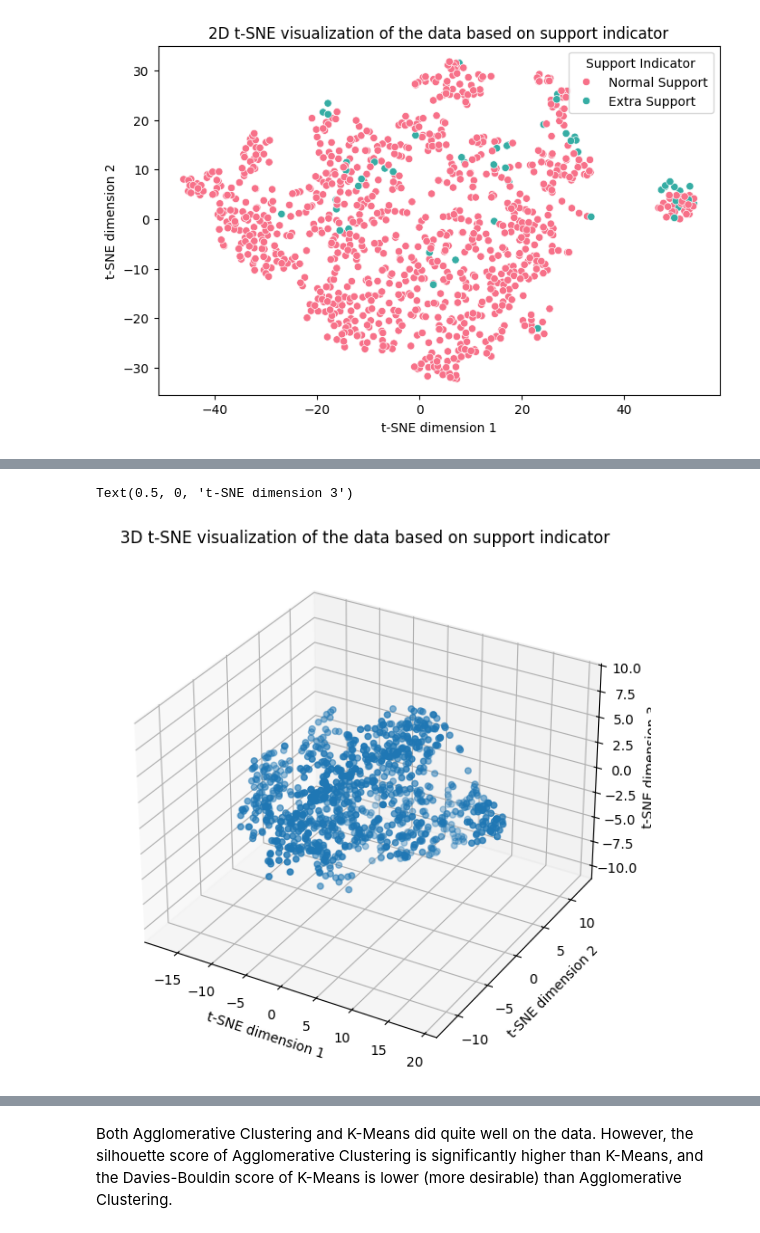
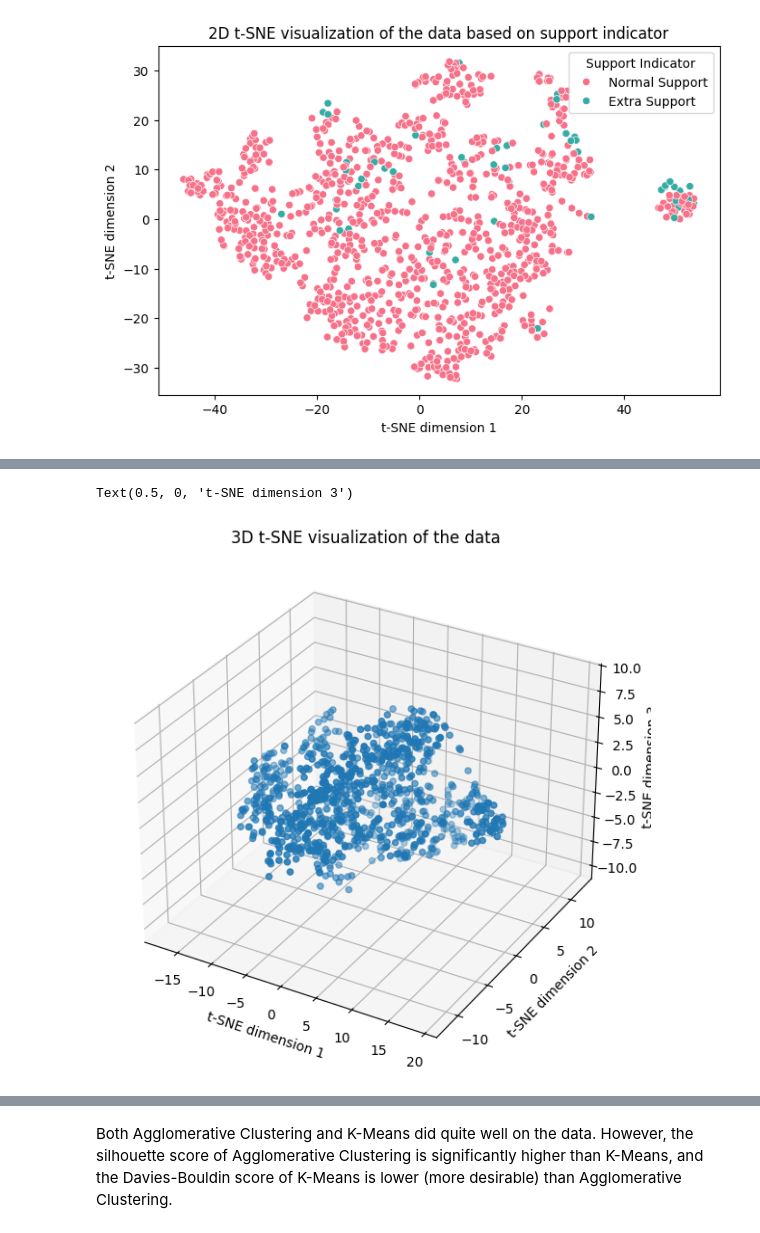
Before and after one commit to thaianle/nysed-2024, a Jupyter notebook: nysed_modeling.ipynb, the cells around one changed output, grey strips where cells are left out. Drawn from its saved outputs; the diff is of its cells as text; code cells hidden in the pictures.

```diff
--- a/nysed_modeling.ipynb
+++ b/nysed_modeling.ipynb
@@ -732,18 +761,18 @@ Text(0, 0.5, 't-SNE dimension 2')
 # %%
 # What about t-SNE on a 3D surface?
 tsne_3d = TSNE(n_components = 3)
 tsne_transformed_3d = tsne_3d.fit_transform(X_new)
 
 # Plot these transformed points on a 3D plane
 # https://matplotlib.org/stable/gallery/mplot3d/scatter3d.html
 
 fig = plt.figure(figsize = (7, 7))
 ax = fig.add_subplot(projection = '3d')
 
 ax.scatter(tsne_transformed_3d[:, 0], tsne_transformed_3d[:, 1], tsne_transformed_3d[:, 2])
-ax.set_title('3D t-SNE visualization of the data based on support indicator')
+ax.set_title('3D t-SNE visualization of the data')
 ax.set_xlabel('t-SNE dimension 1'); ax.set_ylabel('t-SNE dimension 2'); ax.set_zlabel('t-SNE dimension 3')
 # %% [output]
 Text(0.5, 0, 't-SNE dimension 3')
-[figure, old version]
+[figure, new version]
 # %% [markdown]
```
Also changed, not shown: parts of 17 cells of this notebook.
